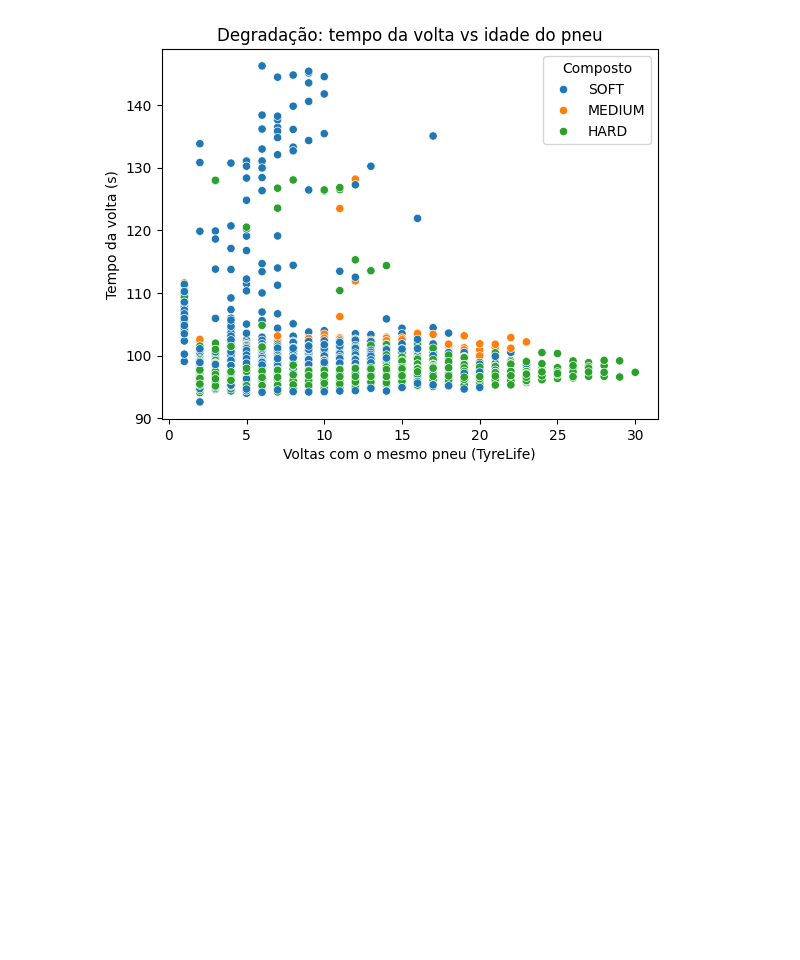
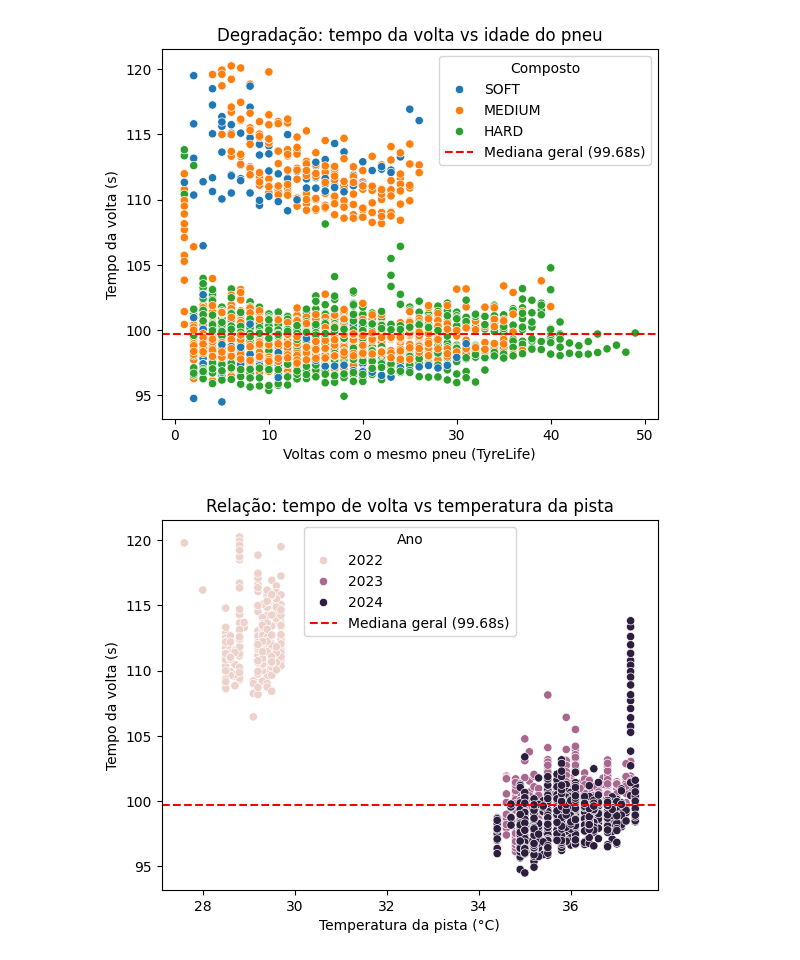
Before and after one commit to pedrohvaldes/f1-tyre-strategy-simulator, a Jupyter notebook: notebooks/EDA.ipynb, the cells around one changed output. Cells and saved outputs as stored; diff of their text form; code cells hidden in the pictures; blank space fills up the shorter version.

```diff
--- a/notebooks/EDA.ipynb
+++ b/notebooks/EDA.ipynb
@@ -11,12 +11,35 @@ PROJ = Path.cwd().resolve().parent
 DATA_DIR = PROJ / "data" / "interim"
 
 # Nome do arquivo que você gerou (ajuste conforme seu caso)
-csv_file = DATA_DIR / "bahrain_grand_prix_2022-2024_all_laps.csv"
+csv_file = DATA_DIR / "singapore_grand_prix_2022-2024_all_laps.csv"
 
 # Carrega o dataset
 df = pd.read_csv(csv_file)
 df = df[df["IsInOrOutLap"] == 0]
 
+if "LapTimeSec" in df.columns:
+    median_lap = df["LapTimeSec"].median(skipna=True)        # calcula mediana ignorando NaN
+    limit = 1.2 * median_lap                                # define 120% da mediana como limite
+    before = len(df)
+    df = df[df["LapTimeSec"] <= limit]                       # mantém apenas voltas até 120% da mediana
+    after = len(df)
+    print(f"Filtradas {before - after} voltas acima de 120% da mediana ({median_lap:.2f}s).")
+
+if "Compound" in df.columns:
+    before = len(df)
+    df = df[df["Compound"].isin(["SOFT", "MEDIUM", "HARD"])]
+    after = len(df)
+    print(f"Removidas {before - after} voltas com pneus intermediários/molhados. Total restante: {after}")
+
+# --- FILTRAR APENAS VOLTAS COM PISTA VERDE ---
+if "TrackStatus" in df.columns:
+    before = len(df)
+    df = df[df["TrackStatus"] == 1]  # mantém só pista verde
+    after = len(df)
+    print(f"Removidas {before - after} voltas com bandeiras amarelas, SC ou VSC. Restantes: {after}")
+
+
+
 # Mostra informações básicas do dataset
 df.info()
 df.head()
@@ -104,14 +127,32 @@ if "Compound" in df.columns:
 # %%
 # Relação entre idade do pneu e tempo de volta
 if "TyreLife" in df.columns:
     sns.scatterplot(data=df, x="TyreLife", y="LapTimeSec", hue="Compound")
+    # Calcula a mediana geral
+    mediana_lap = df["LapTimeSec"].median()
+    # Adiciona linha horizontal da mediana
+    plt.axhline(mediana_lap, color='red', linestyle='--', label=f'Mediana geral ({mediana_lap:.2f}s)')
     plt.title("Degradação: tempo da volta vs idade do pneu")
     plt.xlabel("Voltas com o mesmo pneu (TyreLife)")
     plt.ylabel("Tempo da volta (s)")
     plt.legend(title="Composto")
     plt.show()
+
+
+if "TrackTemp" in df.columns:
+    sns.scatterplot(data=df, x="TrackTemp", y="LapTimeSec", hue="Year")
+    # Calcula a mediana geral
+    mediana_lap = df["LapTimeSec"].median()
+    # Adiciona linha horizontal da mediana
+    plt.axhline(mediana_lap, color='red', linestyle='--', label=f'Mediana geral ({mediana_lap:.2f}s)')
+    plt.title("Relação: tempo de volta vs temperatura da pista")
+    plt.xlabel("Temperatura da pista (°C)")
+    plt.ylabel("Tempo da volta (s)")
+    plt.legend(title="Ano")
+    plt.show()
 # %% [output]
-[figure, old version]
+[figure, new version]
+[figure, added]
 # %%
 # Tempo médio de volta por piloto
 df.groupby("Driver")["LapTimeSec"].mean().sort_values()
```
Also changed, not shown: parts of 7 cells of this notebook, 1 other file.
